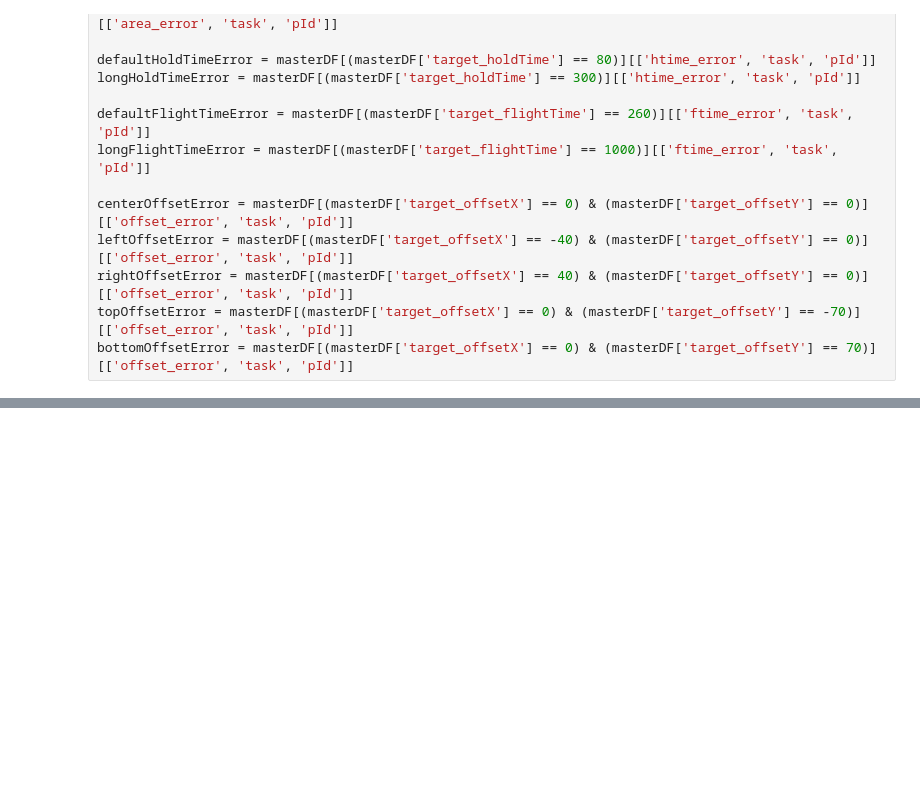
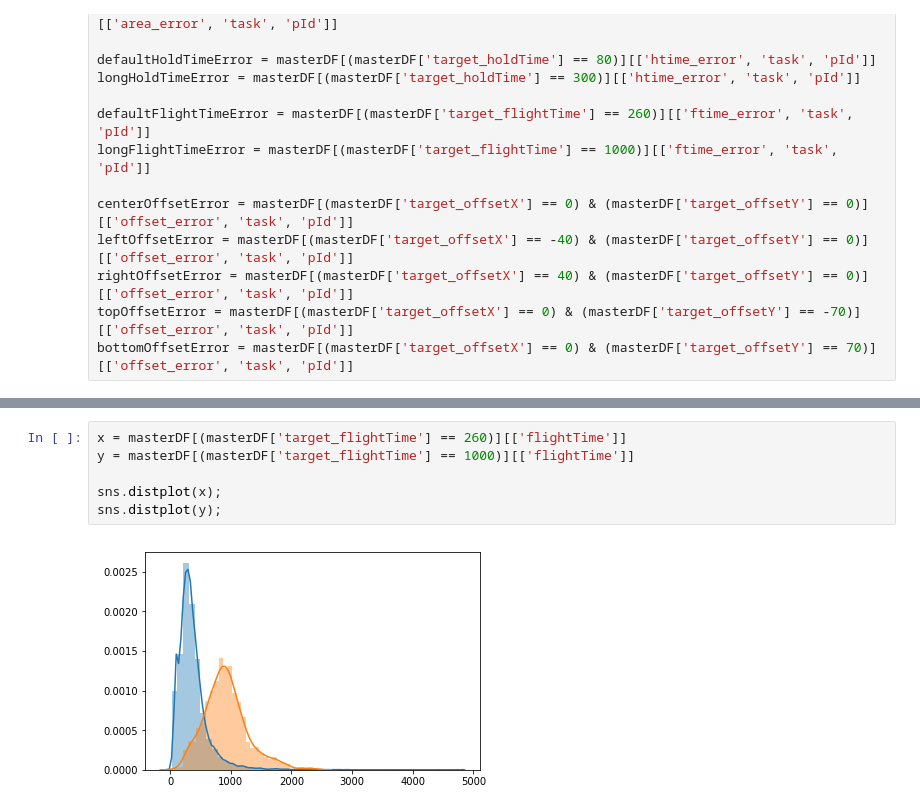
Before and after one commit to MatKier/AOSP-LatinIME-ebm-study-Android-Studio, a Jupyter notebook: StudyStuff/DataAnalysis/MainStudy_parse_results.ipynb, the cells around one changed output, grey strips where cells are left out. Cells and saved outputs as stored; diff of their text form; blank space fills up the shorter version.

```diff
--- a/StudyStuff/DataAnalysis/MainStudy_parse_results.ipynb
+++ b/StudyStuff/DataAnalysis/MainStudy_parse_results.ipynb
@@ -216,3 +232,11 @@ plt.show()
+# %%
+x = masterDF[(masterDF['target_flightTime'] == 260)][['flightTime']]
+y = masterDF[(masterDF['target_flightTime'] == 1000)][['flightTime']]
+
+sns.distplot(x);
+sns.distplot(y);
+# %% [output]
+[figure, added]
 # %%
 # Area Error
 meanDefaultAreaError = defaultAreaError['area_error'].mean()
```
Also changed, not shown: parts of 11 cells of this notebook, 3 other files.
